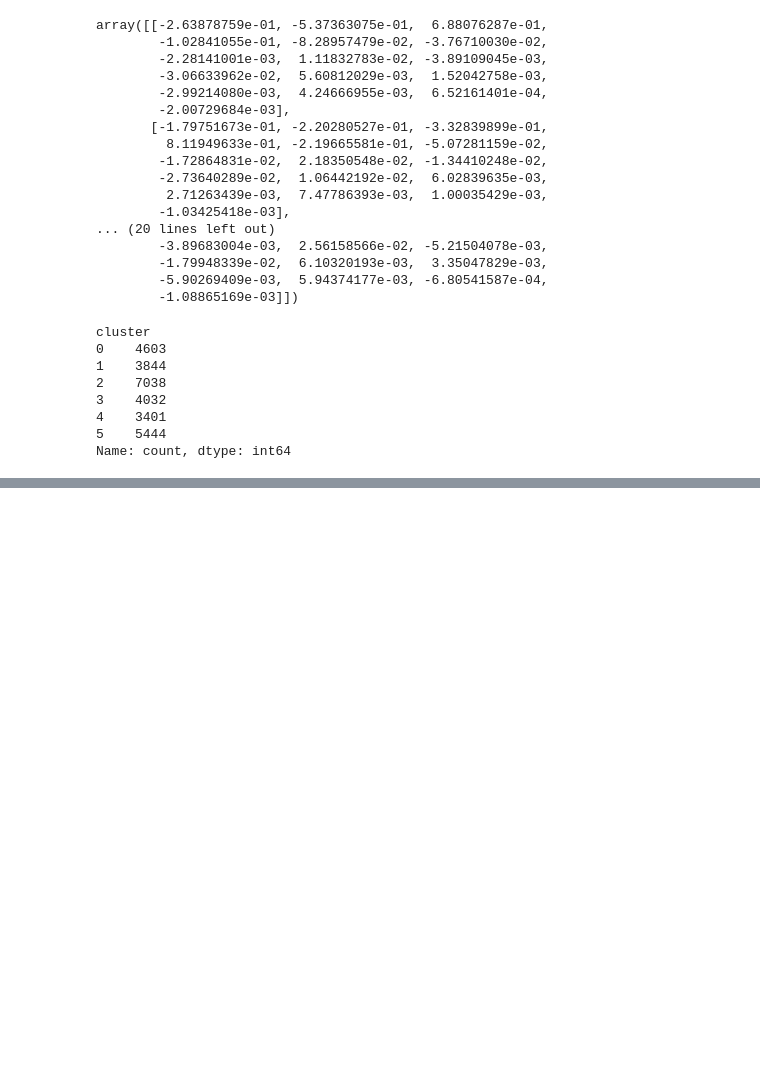
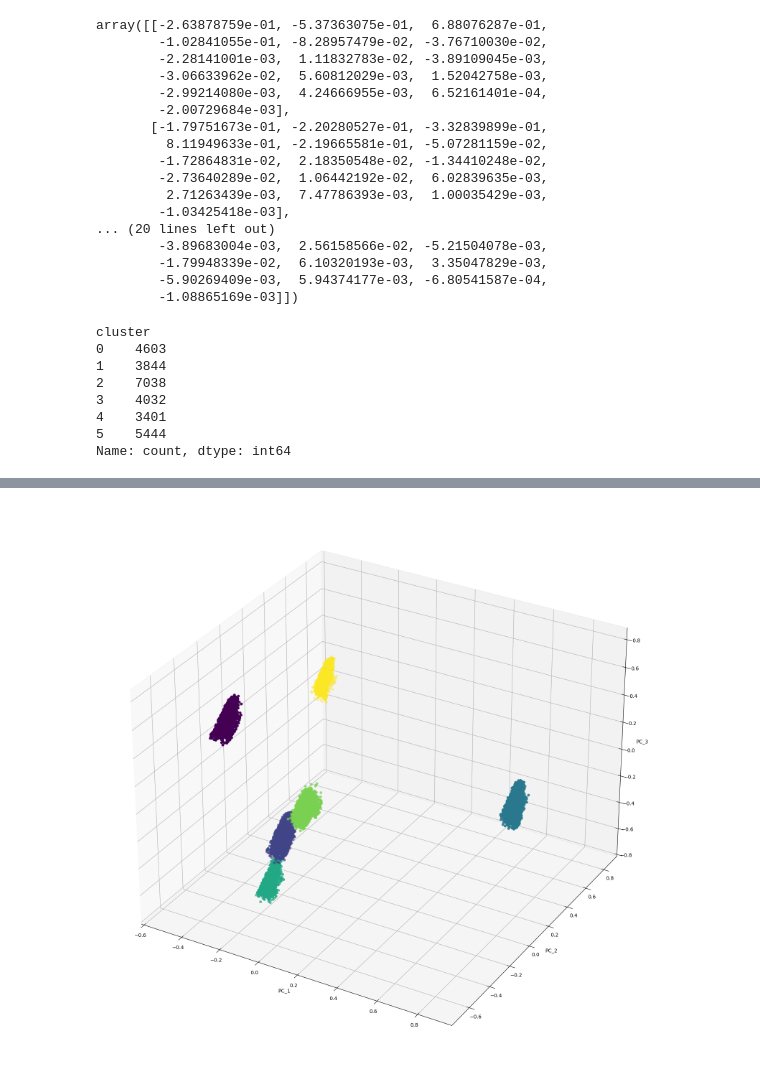
Before and after one commit to Seribii1o1/Music-Recommendation-Algorithm, a Jupyter notebook: code/model.ipynb, the cells around one changed output, grey strips where cells are left out. Drawn from its saved outputs; the diff is of its cells as text; code cells hidden in the pictures; blank space fills up the shorter version.

```diff
--- a/code/model.ipynb
+++ b/code/model.ipynb
@@ -157,0 +155,16 @@ plt.show()
+# %%
+# make a 3D plot of clusters
+
+fig = plt.figure()
+ax = fig.add_subplot(projection='3d')
+
+ax.scatter(df["PC_1"], df["PC_2"], df["PC_3"], c=df['cluster'])
+
+ax.set_xlabel('PC_1')
+ax.set_ylabel('PC_2')
+ax.set_zlabel('PC_3')
+
+plt.gcf().set_size_inches((20, 20))
+plt.show()
+# %% [output]
+[figure, added]
```
Also changed, not shown: parts of 4 cells of this notebook.
